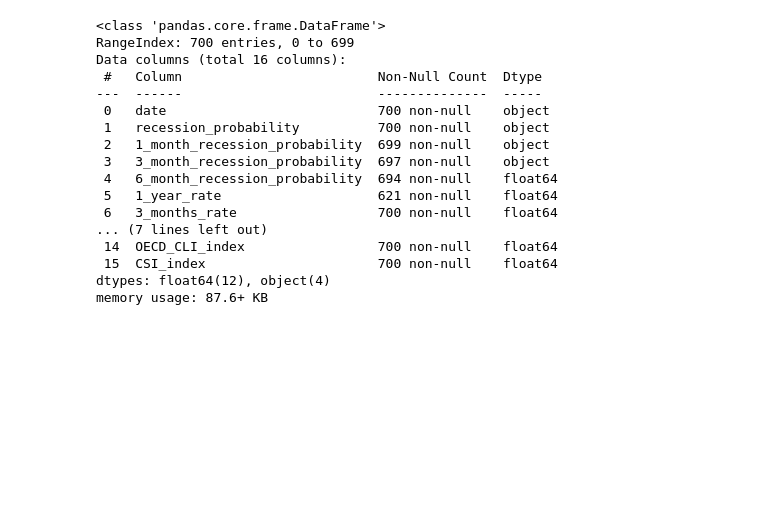
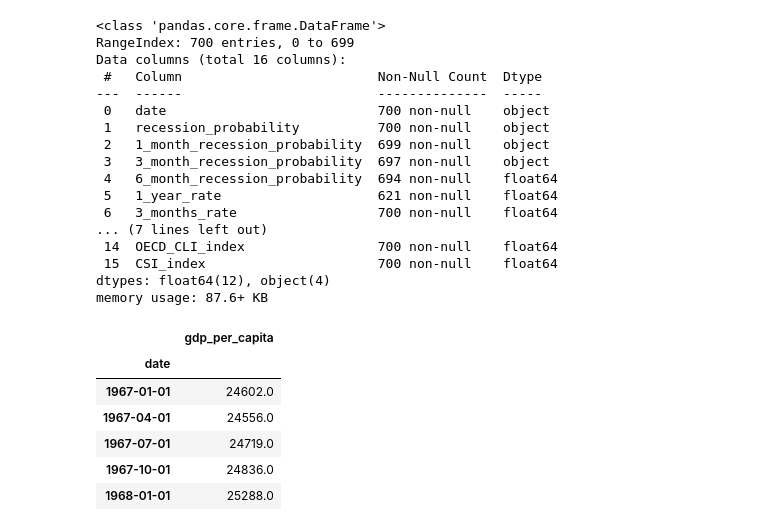
Before and after one commit to DonaldAadithiyan/RecessionRadar, a Jupyter notebook: notebooks/01data_collection.ipynb, the cells around one changed output. Cells and saved outputs as stored; diff of their text form; code cells hidden in the pictures; blank space fills up the shorter version.

```diff
--- a/notebooks/01data_collection.ipynb
+++ b/notebooks/01data_collection.ipynb
@@ -261,3 +261,24 @@ recession_df = pd.read_csv("../data/combined/recession_probability.csv")
 recession_df = recession_df.rename(columns={"unemplyment_rate": "unemployment_rate"})
 
 recession_df.to_csv("../data/combined/recession_probability.csv", index=False)
+# %%
+recession_df = pd.read_csv("../data/combined/recession_probability.csv")
+
+gdp_per_capita_df = pd.read_csv("../data/raw/A939RX0Q048SBEA.csv")
+
+gdp_per_capita_df = gdp_per_capita_df.rename(columns={"value": "gdp_per_capita"})
+
+# Drop the unwanted columns
+gdp_per_capita_df = gdp_per_capita_df.drop(columns=["realtime_start", "realtime_end"])
+
+gdp_per_capita_df.to_csv("../data/raw/processed/processed-A939RX0Q048SBEA.csv", index=False)
+# %%
+gdp_per_capita_df.head()
+# %% [output]
+|  | gdp_per_capita |
+| date |  |
+| 1967-01-01 | 24602.0 |
+| 1967-04-01 | 24556.0 |
+| 1967-07-01 | 24719.0 |
+| 1967-10-01 | 24836.0 |
+| 1968-01-01 | 25288.0 |
```
Also changed, not shown: parts of 3 cells of this notebook, 10 other files.
